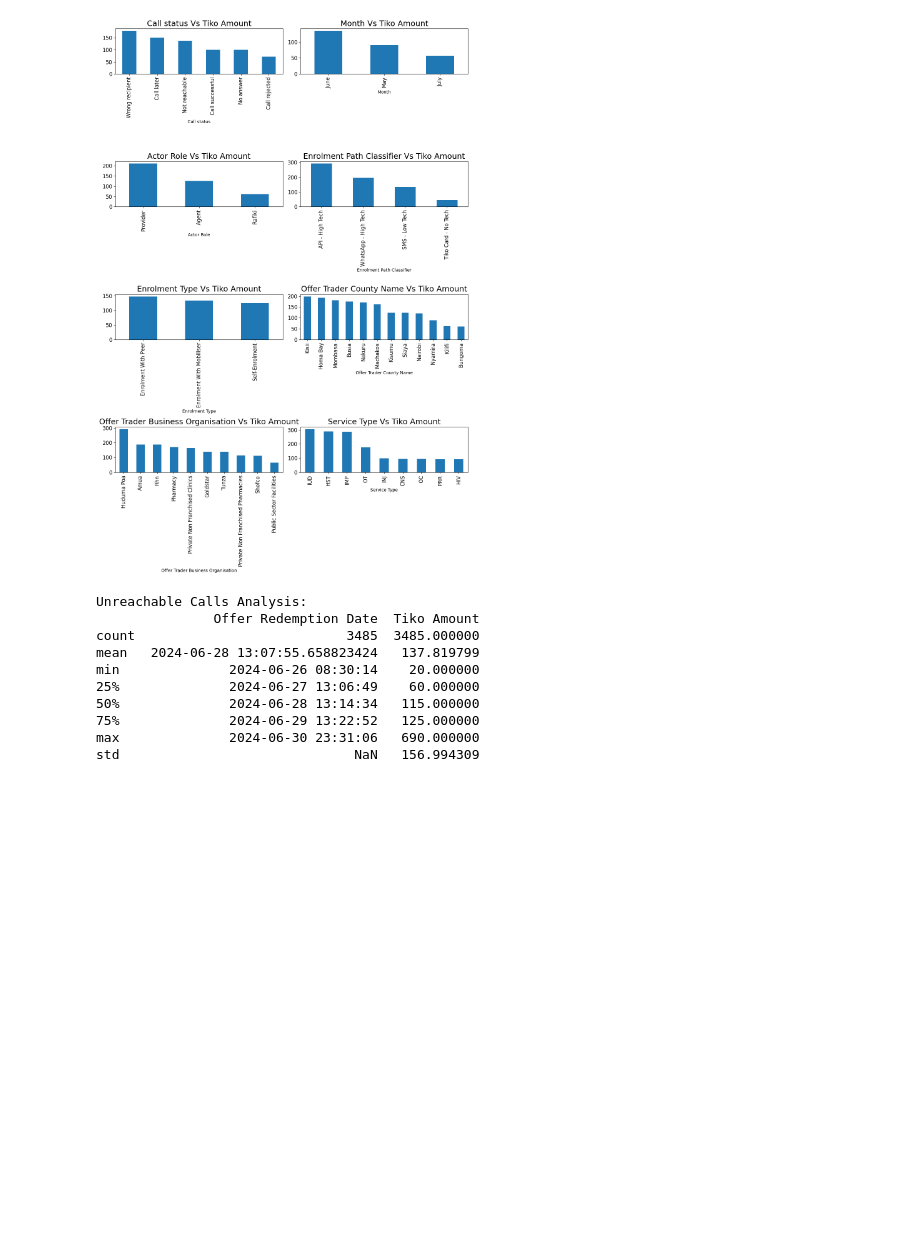
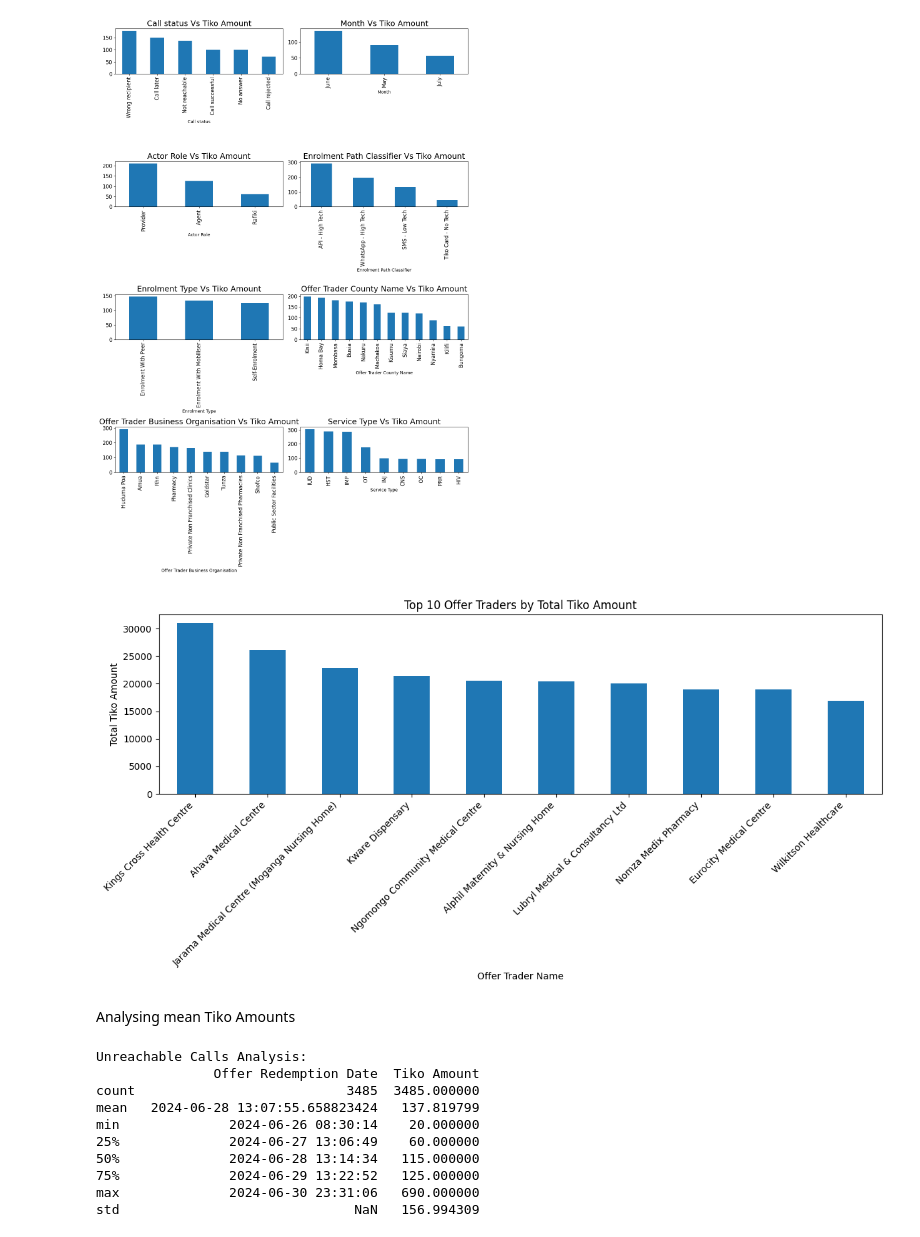
Before and after one commit to Tilda98/Risk_Analyst_Practical, a Jupyter notebook: notebooks/data_visualization.ipynb, the cells around one changed output. Cells and saved outputs as stored; diff of their text form; code cells hidden in the pictures; blank space fills up the shorter version.

Commit message:
More analysis

```diff
--- a/notebooks/data_visualization.ipynb
+++ b/notebooks/data_visualization.ipynb
@@ -158,6 +158,23 @@ plt.savefig(r"..\charts\average_sales_analysis.jpg")
 plt.show()
 # %% [output]
 [figure]
+# %%
+# Top 10 Offer Traders by total Tiko Amount
+top_traders = clean_merged_data.groupby('Offer Trader Name')['Tiko Amount'].sum().sort_values(ascending=False).head(10)
+
+plt.figure(figsize=(12, 6))
+top_traders.plot(kind='bar')
+plt.title('Top 10 Offer Traders by Total Tiko Amount')
+plt.xlabel('Offer Trader Name')
+plt.ylabel('Total Tiko Amount')
+plt.xticks(rotation=45, ha='right')
+plt.tight_layout()
+plt.savefig('../charts/top_10_traders.jpg')
+plt.show()
+# %% [output]
+[figure, added]
+# %% [markdown]
+Analysing mean Tiko Amounts
 # %%
 # Further analysis to investigate the reasons behind the high number of unreachable calls, explore the dominance of SMS enrolment method, and analyze the factors contributing to variations in Tiko amounts.
 
```
Also changed, not shown: 2 other files.
